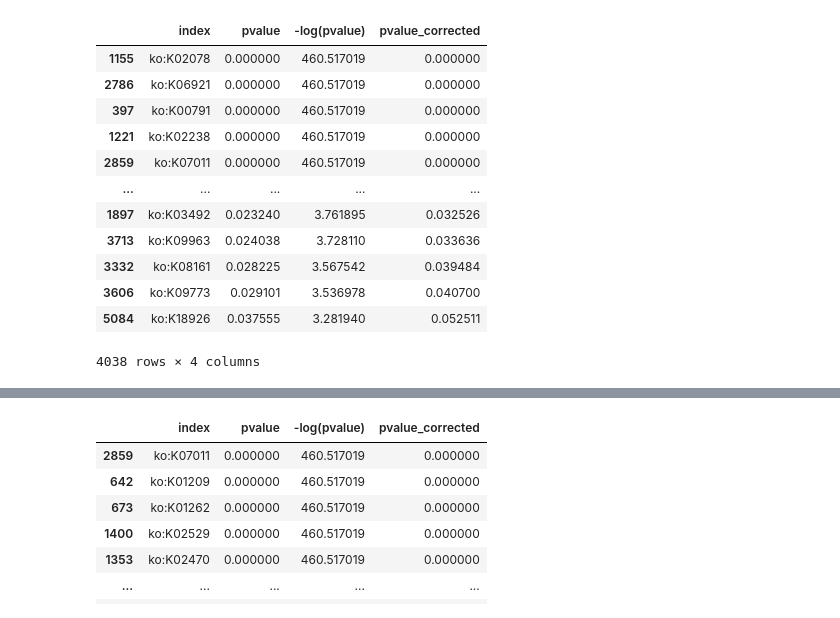
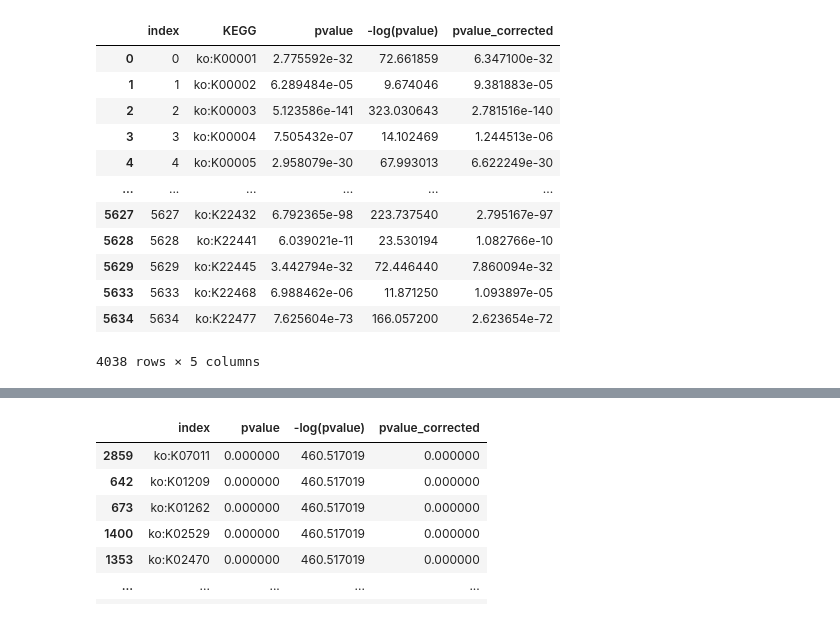
Before and after one commit to jindongmin/Meta_diseases_analyses, a Jupyter notebook: ipynb/parse-genome.ipynb, the cells around one changed output, grey strips where cells are left out. Cells and saved outputs as stored; diff of their text form; code cells hidden in the pictures.

```diff
--- a/ipynb/parse-genome.ipynb
+++ b/ipynb/parse-genome.ipynb
@@ -162,4 +202,4 @@ for i in Species_rep_ids_t2d_negative:
 # %%
 #download the eggNOG tsv files
 for i in Species_rep_ids_t2d_positive:
-    os.system("wget '{}/{}/{}/genome/{}_eggNOG.tsv' -O T2D_positive/{}_eggNOG.tsv".format(eggNOG_dir, i[:-2], i, i, i))
+    os.system("wget '{}/{}/{}/genome/{}_eggNOG.tsv' -O T2D_positive_15/{}_eggNOG.tsv".format(eggNOG_dir, i[:-2], i, i, i))
@@ -166,3 +227,3 @@ for i in Species_rep_ids_t2d_positive:
 # %%
 for i in Species_rep_ids_asd_negative:
-    os.system("wget '{}/{}/{}/genome/{}_eggNOG.tsv' -O ASD_negative/{}_eggNOG.tsv".format(eggNOG_dir, i[:-2], i, i, i))
+    os.system("wget '{}/{}/{}/genome/{}_eggNOG.tsv' -O ASD_negative_15/{}_eggNOG.tsv".format(eggNOG_dir, i[:-2], i, i, i))
@@ -169,3 +248,3 @@ for i in Species_rep_ids_asd_negative:
 # %%
 for i in Species_rep_ids_asd_positive:
-    os.system("wget '{}/{}/{}/genome/{}_eggNOG.tsv' -O ASD_positive/{}_eggNOG.tsv".format(eggNOG_dir, i[:-2], i, i, i))
+    os.system("wget '{}/{}/{}/genome/{}_eggNOG.tsv' -O ASD_positive_15/{}_eggNOG.tsv".format(eggNOG_dir, i[:-2], i, i, i))
@@ -214,0 +316,33 @@ kegg_asd.sort_values(by = ['pvalue'])
+# %%
+#T2D_15micorbes
+df_list_p = []
+for i in Species_rep_ids_t2d_positive:
+    f_name = '../../T2D_positive_15/{}_eggNOG.tsv'.format(i)
+    df_parsed = parse_genome(pd.read_table(f_name))
+    df_list_p.append(df_parsed)
+
+df_cat_p = pd.concat(df_list_p, axis=0)
+genome_kegg_counts_p = to_sparse_matrix(df_cat_p)
+genome_kegg_counts_p.to_csv('../table/genome_kegg_counts_p_T2D_15.txt', sep = '\t')
+
+df_list_n = []
+for i in Species_rep_ids_t2d_negative:
+    f_name = '../../T2D_negative_15/{}_eggNOG.tsv'.format(i)
+    df_parsed = parse_genome(pd.read_table(f_name))
+    df_list_n.append(df_parsed)
+
+df_cat_n = pd.concat(df_list_n, axis=0)
+genome_kegg_counts_n = to_sparse_matrix(df_cat_n)
+genome_kegg_counts_n.to_csv('../table/genome_kegg_counts_n_T2D_15.txt', sep = '\t')
+
+#clean up
+# !mv T2D_negative_15/ ../../
+# !mv T2D_positive_15/ ../../
+
+#compare controls and cases: for top 100 microbes
+kegg_t2d = btest(genome_kegg_counts_p, genome_kegg_counts_n, return_proportions=False)
+kegg_t2d = pd.DataFrame({'pvalue': kegg_t2d})
+kegg_t2d = kegg_t2d.reset_index().rename(columns={'index': 'KEGG'})
+kegg_t2d = log_pvalue(kegg_t2d, alpha=0.1)
+kegg_t2d.to_csv('../table/kegg_t2d_15microbes.txt', sep = '\t')
+kegg_t2d.sort_values(by = ['pvalue'])
@@ -264,17 +460,17 @@ kegg_t2d = log_pvalue(kegg_t2d, alpha=0.1)
 # %%
-kegg_t2d.sort_values(by = ['pvalue'])
+kegg_t2d
 # %% [output]
-|  | index | pvalue | -log(pvalue) | pvalue_corrected |
-| 1155 | ko:K02078 | 0.000000 | 460.517019 | 0.000000 |
-| 2786 | ko:K06921 | 0.000000 | 460.517019 | 0.000000 |
-| 397 | ko:K00791 | 0.000000 | 460.517019 | 0.000000 |
-| 1221 | ko:K02238 | 0.000000 | 460.517019 | 0.000000 |
-| 2859 | ko:K07011 | 0.000000 | 460.517019 | 0.000000 |
-| ... | ... | ... | ... | ... |
-| 1897 | ko:K03492 | 0.023240 | 3.761895 | 0.032526 |
-| 3713 | ko:K09963 | 0.024038 | 3.728110 | 0.033636 |
-| 3332 | ko:K08161 | 0.028225 | 3.567542 | 0.039484 |
-| 3606 | ko:K09773 | 0.029101 | 3.536978 | 0.040700 |
-| 5084 | ko:K18926 | 0.037555 | 3.281940 | 0.052511 |
+|  | index | KEGG | pvalue | -log(pvalue) | pvalue_corrected |
+| 0 | 0 | ko:K00001 | 2.775592e-32 | 72.661859 | 6.347100e-32 |
+| 1 | 1 | ko:K00002 | 6.289484e-05 | 9.674046 | 9.381883e-05 |
+| 2 | 2 | ko:K00003 | 5.123586e-141 | 323.030643 | 2.781516e-140 |
+| 3 | 3 | ko:K00004 | 7.505432e-07 | 14.102469 | 1.244513e-06 |
+| 4 | 4 | ko:K00005 | 2.958079e-30 | 67.993013 | 6.622249e-30 |
+| ... | ... | ... | ... | ... | ... |
+| 5627 | 5627 | ko:K22432 | 6.792365e-98 | 223.737540 | 2.795167e-97 |
+| 5628 | 5628 | ko:K22441 | 6.039021e-11 | 23.530194 | 1.082766e-10 |
+| 5629 | 5629 | ko:K22445 | 3.442794e-32 | 72.446440 | 7.860094e-32 |
+| 5633 | 5633 | ko:K22468 | 6.988462e-06 | 11.871250 | 1.093897e-05 |
+| 5634 | 5634 | ko:K22477 | 7.625604e-73 | 166.057200 | 2.623654e-72 |
-4038 rows × 4 columns
+4038 rows × 5 columns
 # %%
```
Also changed, not shown: parts of 29 cells of this notebook, 22 other files.
